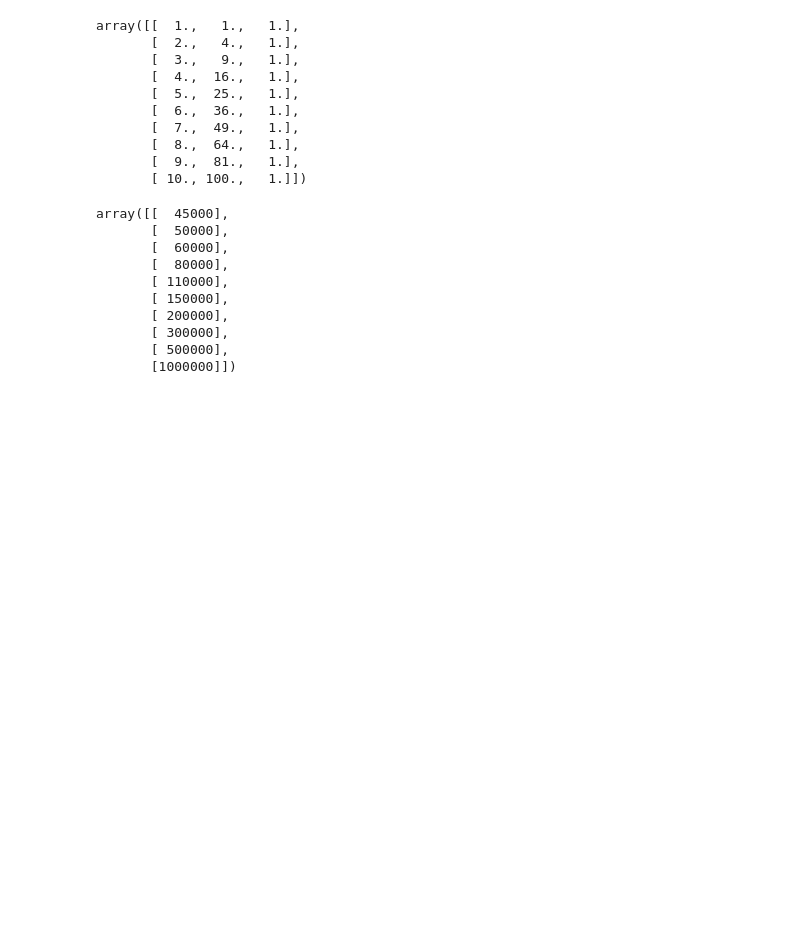
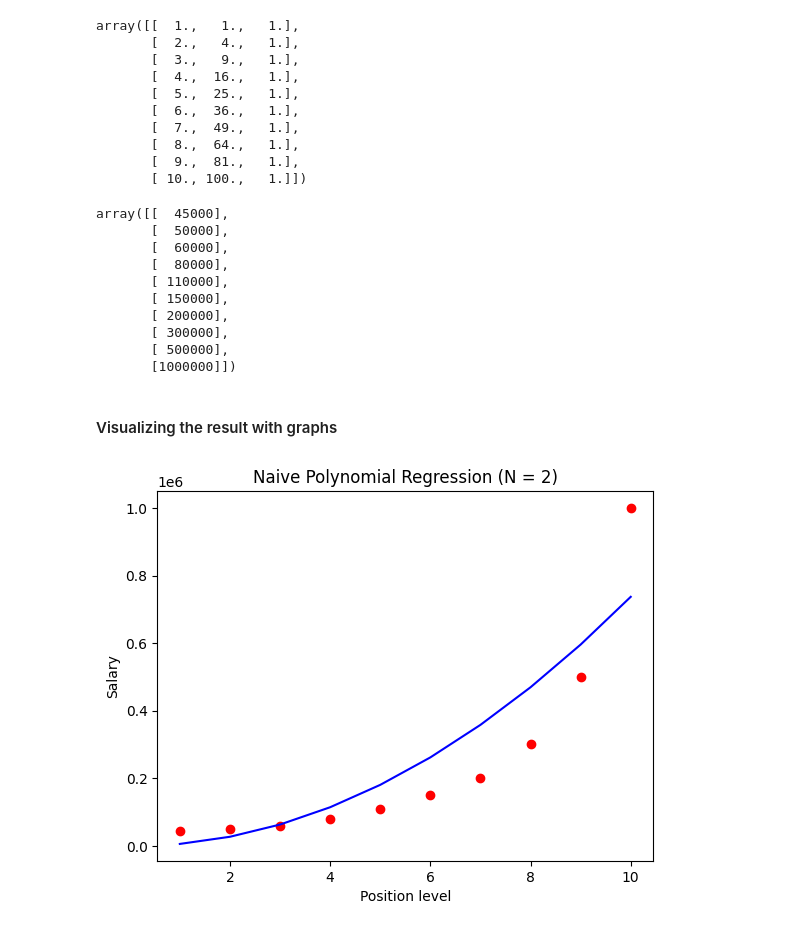
Before and after one commit to sirisha0505/LetslearnGit, a Jupyter notebook: Poly Regression without sklearn -....ipynb, the cells around one changed output. Drawn from its saved outputs; the diff is of its cells as text; code cells hidden in the pictures; blank space fills up the shorter version.

Commit message:
visualizing the result

```diff
--- a/Poly Regression without sklearn -....ipynb
+++ b/Poly Regression without sklearn -....ipynb
@@ -290,3 +290,16 @@ W_trained, train_loss, num_epochs = regressor.train(X_train, y_train, epochs=200
 #Testing on the Test Dataset
 
 test_pred, test_loss = regressor.test(X_test, y_test, W_trained)
+# %% [markdown]
+#### Visualizing the result with graphs
+# %%
+pred_plot = pred_to_plot(W_trained,X)
+# %%
+plt.scatter(X[:,0], y, color = 'red')
+plt.plot(X[:,0], pred_plot, color = 'blue')
+plt.title('Naive Polynomial Regression (N = 2)')
+plt.xlabel('Position level')
+plt.ylabel('Salary')
+plt.show()
+# %% [output]
+[figure, added]
```
